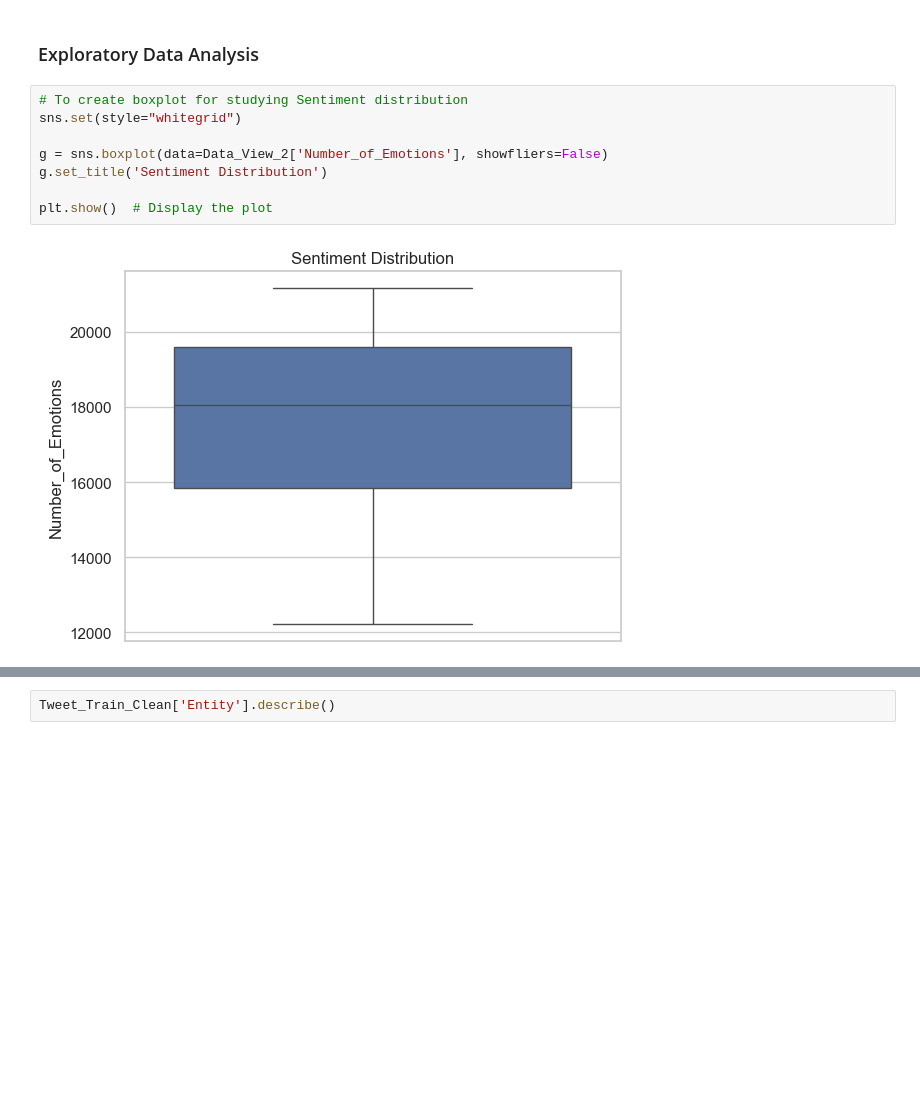
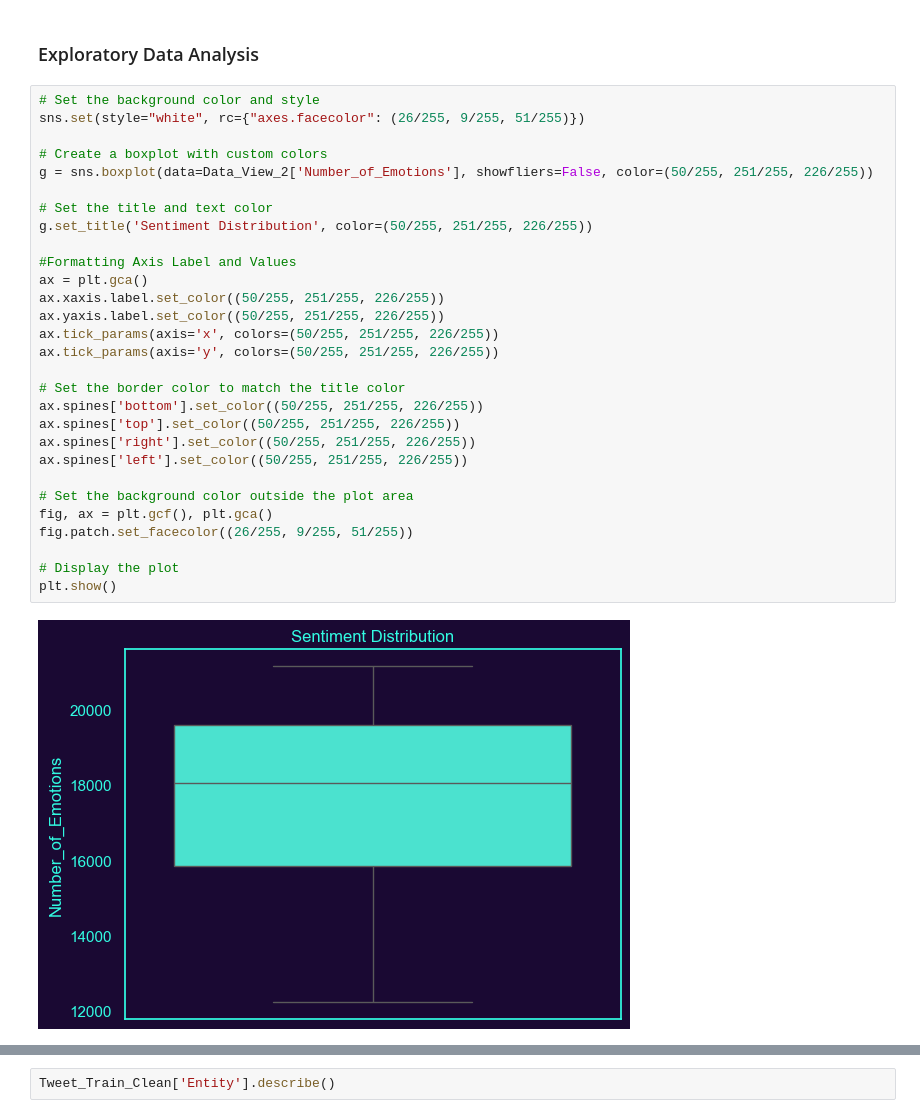
Before and after one commit to MSalmanAliKhan/Data-Science-Projects, a Jupyter notebook: Twitter-Sentiment-Analysis(SQL+Python)/Twitter Sentiment Analysis.ipynb, the cells around one changed output, grey strips where cells are left out. Saved outputs shown, nothing was run; the diff lists cells and outputs as text; blank space fills up the shorter version.

```diff
--- a/Twitter-Sentiment-Analysis(SQL+Python)/Twitter Sentiment Analysis.ipynb
+++ b/Twitter-Sentiment-Analysis(SQL+Python)/Twitter Sentiment Analysis.ipynb
@@ -330,14 +330,35 @@ Data_View_3
 # %% [markdown]
 <h3>Exploratory Data Analysis</h3>
 # %%
-# To create boxplot for studying Sentiment distribution
-sns.set(style="whitegrid")
+# Set the background color and style
+sns.set(style="white", rc={"axes.facecolor": (26/255, 9/255, 51/255)})
 
-g = sns.boxplot(data=Data_View_2['Number_of_Emotions'], showfliers=False)
-g.set_title('Sentiment Distribution')
+# Create a boxplot with custom colors
+g = sns.boxplot(data=Data_View_2['Number_of_Emotions'], showfliers=False, color=(50/255, 251/255, 226/255))
 
-plt.show()  # Display the plot
+# Set the title and text color
+g.set_title('Sentiment Distribution', color=(50/255, 251/255, 226/255))
+
+#Formatting Axis Label and Values
+ax = plt.gca()
+ax.xaxis.label.set_color((50/255, 251/255, 226/255))
+ax.yaxis.label.set_color((50/255, 251/255, 226/255))
+ax.tick_params(axis='x', colors=(50/255, 251/255, 226/255))
+ax.tick_params(axis='y', colors=(50/255, 251/255, 226/255))
+
+# Set the border color to match the title color
+ax.spines['bottom'].set_color((50/255, 251/255, 226/255))
+ax.spines['top'].set_color((50/255, 251/255, 226/255))
+ax.spines['right'].set_color((50/255, 251/255, 226/255))
+ax.spines['left'].set_color((50/255, 251/255, 226/255))
+
+# Set the background color outside the plot area
+fig, ax = plt.gcf(), plt.gca()
+fig.patch.set_facecolor((26/255, 9/255, 51/255))
+
+# Display the plot
+plt.show()
 # %% [output]
-[figure, old version]
+[figure, new version]
 # %%
 # To create boxplots for studying Sentiment distribution by Entity
```
Also changed, not shown: parts of 8 cells of this notebook.
